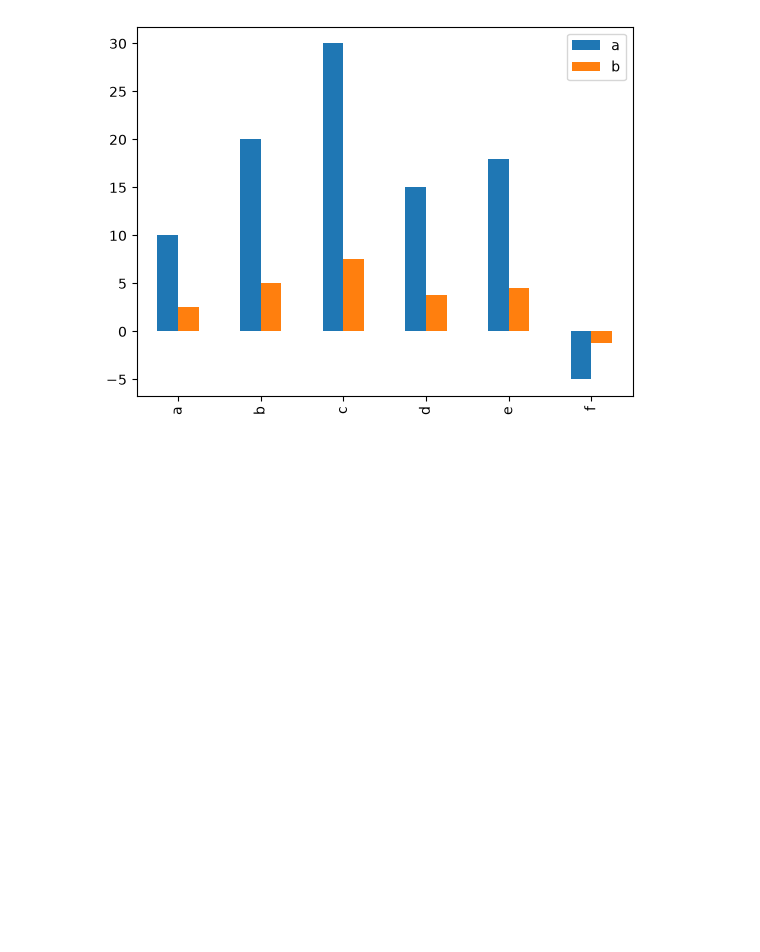
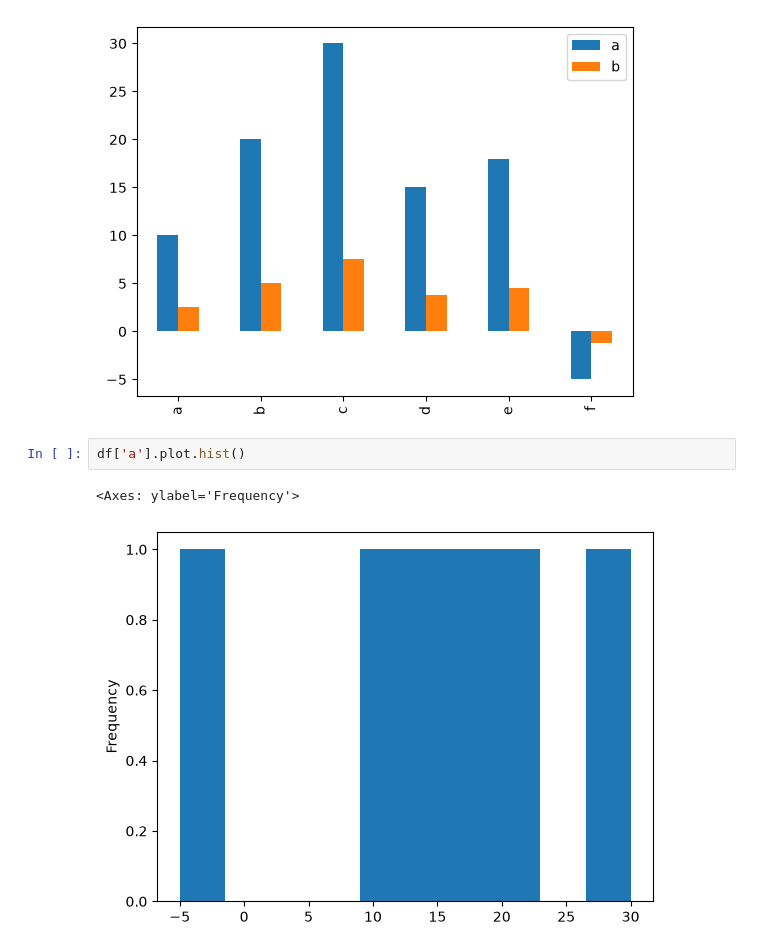
Before and after one commit to reuven/BDTMSD-Python-2026-07, a Jupyter notebook: BDTMSD-Python-2026-10-09.ipynb, the cells around one changed output. Saved outputs shown, nothing was run; the diff lists cells and outputs as text; blank space fills up the shorter version.

```diff
--- a/BDTMSD-Python-2026-10-09.ipynb
+++ b/BDTMSD-Python-2026-10-09.ipynb
@@ -452,3 +452,8 @@ df.plot.bar()
 # %% [output]
 <Axes: >
 [figure]
+# %%
+df['a'].plot.hist()
+# %% [output]
+<Axes: ylabel='Frequency'>
+[figure, added]
```
Also changed, not shown: parts of 2 cells of this notebook.
